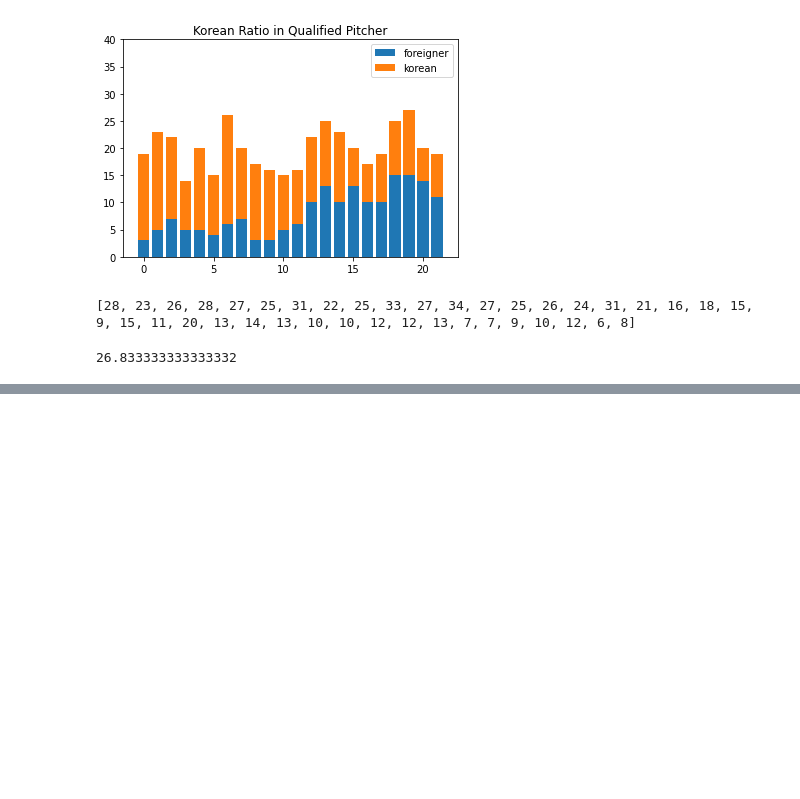
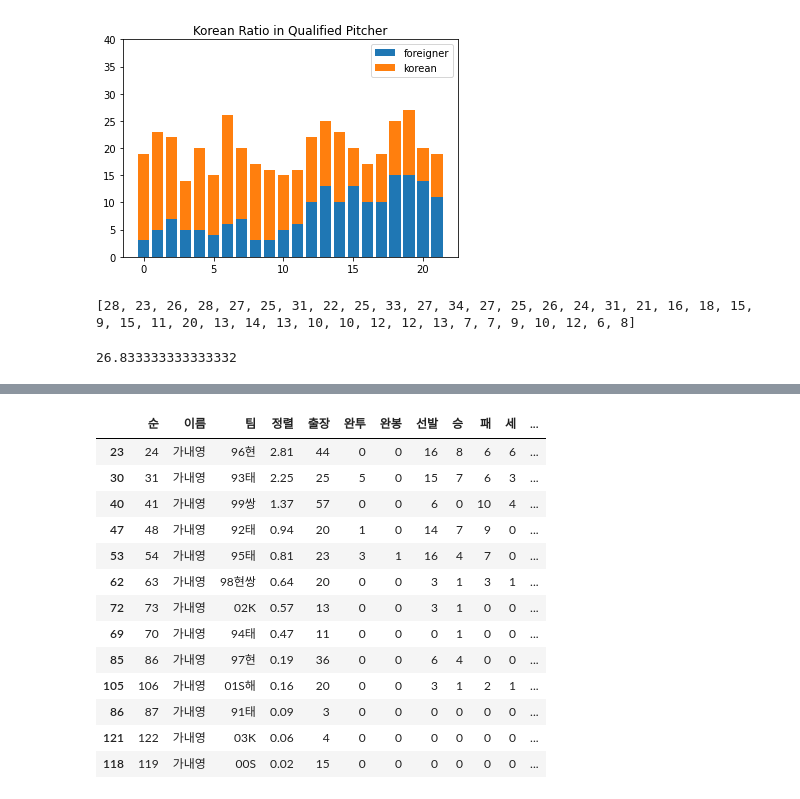
Before and after one commit to JeongMinHyeok/Baseball_simulator, a Jupyter notebook: Statiz_crawler.ipynb, the cells around one changed output, grey strips where cells are left out. Drawn from its saved outputs; the diff is of its cells as text; code cells hidden in the pictures; blank space fills up the shorter version.

Commit message:
baseball column_2

```diff
--- a/Statiz_crawler.ipynb
+++ b/Statiz_crawler.ipynb
@@ -325,3 +221,0 @@ pitch_19
-# %%
-pitch_20 = pitch_df[pitch_df['시즌'] == '20']
-pitch_20
@@ -342,3 +221,0 @@ pitch_20
-# %%
-pitch_21 = pitch_df[pitch_df['시즌'] == '21']
-pitch_21
@@ -451,0 +314,6 @@ np.mean(qualified[:18])
+# %%
+# 82년도부터 21년도까지의 xpath 주소
+xpath_list = []
+
+for i in range(2, 42):
+    xpath_list.append('/html/body/div[1]/div[1]/div/section[2]/div/div[2]/div[1]/div/div[1]/div/ul/div/button[{0}]'.format(i))
@@ -451,0 +450,14 @@ np.mean(qualified[:18])
+# %%
+# dataframe에 사용할 컬럼명 list로 선언 (투수)
+record_col = ['순', '이름', '팀', '정렬', '출장', '완투', '완봉', '선발', '승', '패', '세', '홀드', '이닝', '실점', '자책', '타자', '안타']
+
+# 컬럼만 있는 빈 데이터프레임 생성
+pitch_df = pd.DataFrame(columns=record_col)
+pitch_df
+
+for x in xpath_list:
+    crawling_list = crawler('http://www.statiz.co.kr/stat.php?re=1&lr=0', x)
+    df = pitch_data_clear(crawling_list)
+    pitch_df = pd.concat([pitch_df, df])
+
+pitch_df.to_csv('pitch82_21.csv')
@@ -451,0 +542,17 @@ np.mean(qualified[:18])
+# %%
+pitch_df[pitch_df['이름'] == '가내영'].sort_values(by='정렬', ascending=False)
+# %% [output]
+|  | 순 | 이름 | 팀 | 정렬 | 출장 | 완투 | 완봉 | 선발 | 승 | 패 | 세 | ... |
+| 23 | 24 | 가내영 | 96현 | 2.81 | 44 | 0 | 0 | 16 | 8 | 6 | 6 | ... |
+| 30 | 31 | 가내영 | 93태 | 2.25 | 25 | 5 | 0 | 15 | 7 | 6 | 3 | ... |
+| 40 | 41 | 가내영 | 99쌍 | 1.37 | 57 | 0 | 0 | 6 | 0 | 10 | 4 | ... |
+| 47 | 48 | 가내영 | 92태 | 0.94 | 20 | 1 | 0 | 14 | 7 | 9 | 0 | ... |
+| 53 | 54 | 가내영 | 95태 | 0.81 | 23 | 3 | 1 | 16 | 4 | 7 | 0 | ... |
+| 62 | 63 | 가내영 | 98현쌍 | 0.64 | 20 | 0 | 0 | 3 | 1 | 3 | 1 | ... |
+| 72 | 73 | 가내영 | 02K | 0.57 | 13 | 0 | 0 | 3 | 1 | 0 | 0 | ... |
+| 69 | 70 | 가내영 | 94태 | 0.47 | 11 | 0 | 0 | 0 | 1 | 0 | 0 | ... |
+| 85 | 86 | 가내영 | 97현 | 0.19 | 36 | 0 | 0 | 6 | 4 | 0 | 0 | ... |
+| 105 | 106 | 가내영 | 01S해 | 0.16 | 20 | 0 | 0 | 3 | 1 | 2 | 1 | ... |
+| 86 | 87 | 가내영 | 91태 | 0.09 | 3 | 0 | 0 | 0 | 0 | 0 | 0 | ... |
+| 121 | 122 | 가내영 | 03K | 0.06 | 4 | 0 | 0 | 0 | 0 | 0 | 0 | ... |
+| 118 | 119 | 가내영 | 00S | 0.02 | 15 | 0 | 0 | 0 | 0 | 0 | 0 | ... |
```
Also changed, not shown: parts of 22 cells of this notebook, 2 other files.
